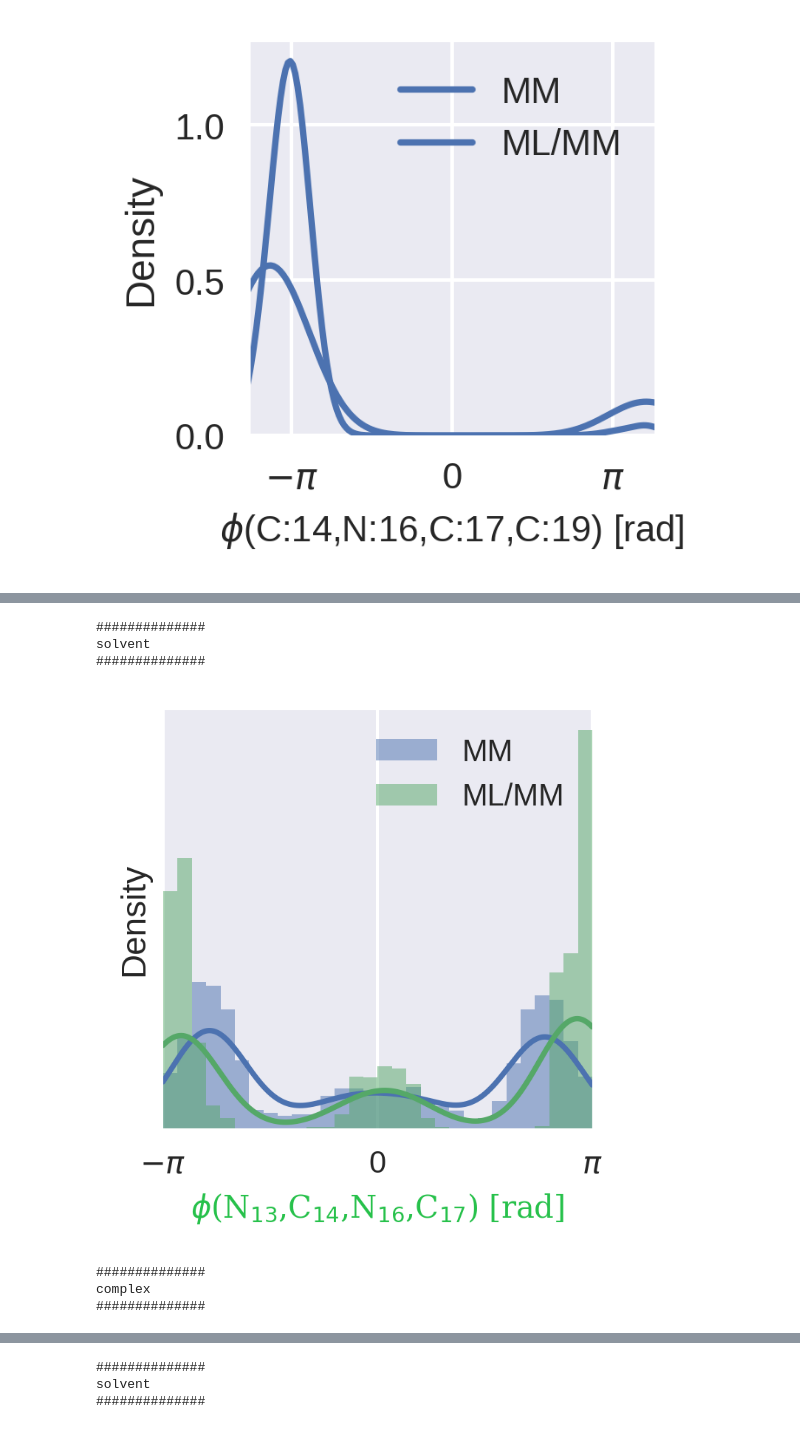
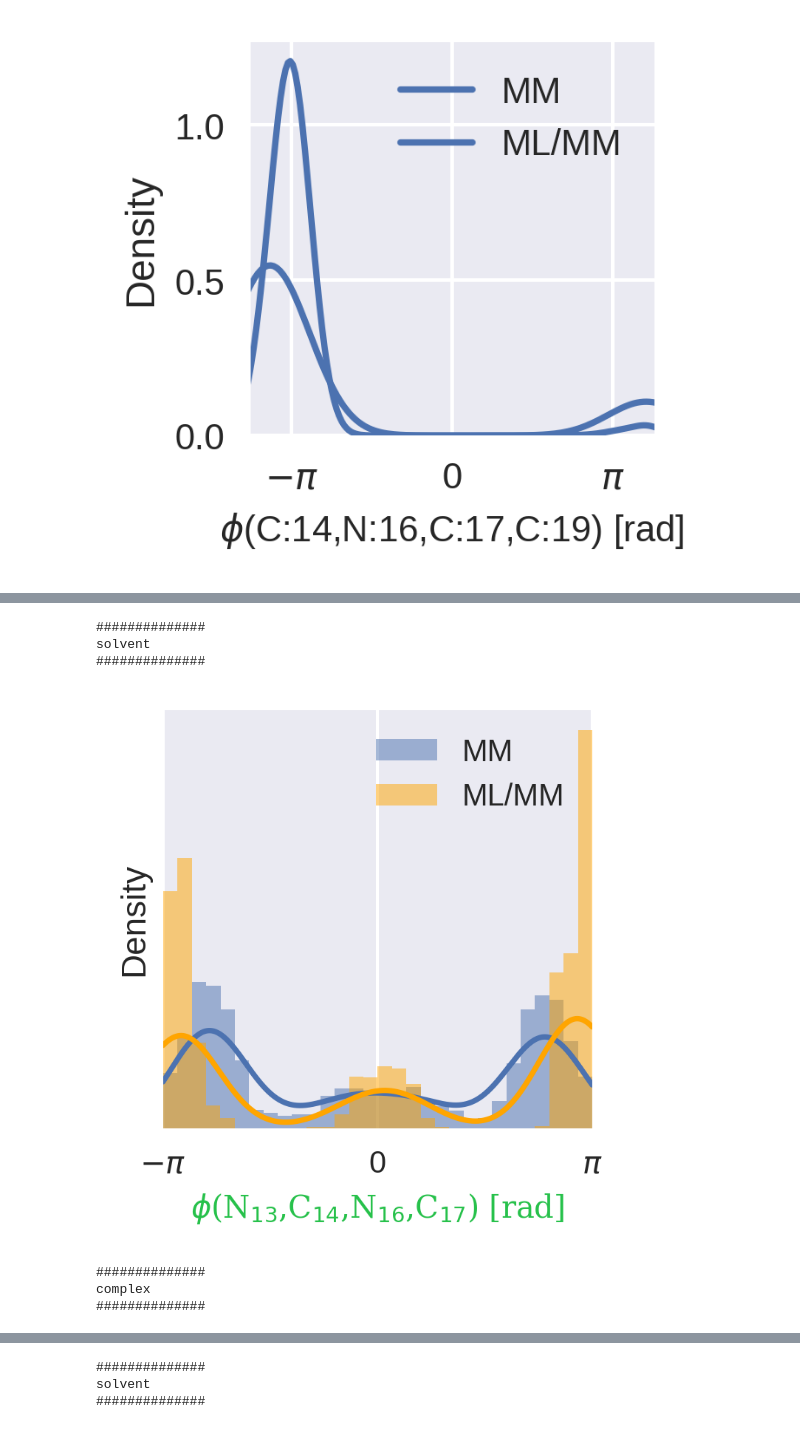
Before and after one commit to choderalab/nn-endstates, a Jupyter notebook: dihedrals_plot_seaborn0.11.ipynb, the cells around one changed output, grey strips where cells are left out. Saved outputs shown, nothing was run; the diff lists cells and outputs as text; code cells hidden in the pictures.

Commit message:
new version of torsion plots

```diff
--- a/dihedrals_plot_seaborn0.11.ipynb
+++ b/dihedrals_plot_seaborn0.11.ipynb
@@ -177,6 +177,8 @@ for name, traj_mm, traj_qml, weights in [('solvent', traj_solvent_mm, traj_solve
     plt.plot(xx, kde(xx), c=color)
 
     color=next(ax._get_lines.prop_cycler)['color']
+    color='orange'
+
     plt.hist(dihedrals_qml, density=True, weights=weights, bins=50, label='ML/MM', alpha=0.5, color=color)
     kde = stats.gaussian_kde(dihedrals_qml, weights=weights , bw_method=0.2)
     xx = np.linspace(-np.pi, np.pi, 1000)
@@ -220,34 +222,36 @@ for name, traj_mm, traj_qml, weights in [('solvent', traj_solvent_mm, traj_solve
     print(name)
     print('##############')
 
     f,ax=plt.subplots(figsize=[2.5, 2.5], dpi=300)
     dihedrals_mm = (md.compute_dihedrals(traj_mm, [[13,14,16,17]])).flat
     dihedrals_qml = (md.compute_dihedrals(traj_qml, [[13,14,16,17]])).flat
     color=next(ax._get_lines.prop_cycler)['color']
     plt.hist(dihedrals_mm, density=True, bins=30, label='MM', alpha=0.5, color=color)
     kde = stats.gaussian_kde(dihedrals_mm, bw_method=0.2)
     xx = np.linspace(-np.pi, np.pi, 1000)
     plt.plot(xx, kde(xx), c=color)
 
     color=next(ax._get_lines.prop_cycler)['color']
+    color='orange'
+
     plt.hist(dihedrals_qml, density=True, weights=weights, bins=30, label='ML/MM', alpha=0.5, color=color)
     kde = stats.gaussian_kde(dihedrals_qml, weights=weights , bw_method=0.2)
     xx = np.linspace(-np.pi, np.pi, 1000)
     plt.plot(xx, kde(xx), c=color)
     plt.legend(prop={'size': 10})
     plt.xlim(-np.pi, np.pi)
     plt.ylabel('Density')
     ax.xaxis.set_major_formatter(plt.FuncFormatter(format_func))
     ticks_ = np.multiply([-1.0, 0, 1.0], np.pi)
     ax.set(xticks=ticks_)
     ax.axes.get_yaxis().set_ticks([])
     plt.xlabel('$\phi$(N$_{13}$,C$_{14}$,N$_{16}$,C$_{17}$) [rad]', fontsize=10, fontdict=font)
     plt.show()
 # %% [output]
 ##############
 solvent
 ##############
-[figure, old version]
+[figure, new version]
 ##############
 complex
 ##############
```
Also changed, not shown: parts of 2 cells of this notebook.
